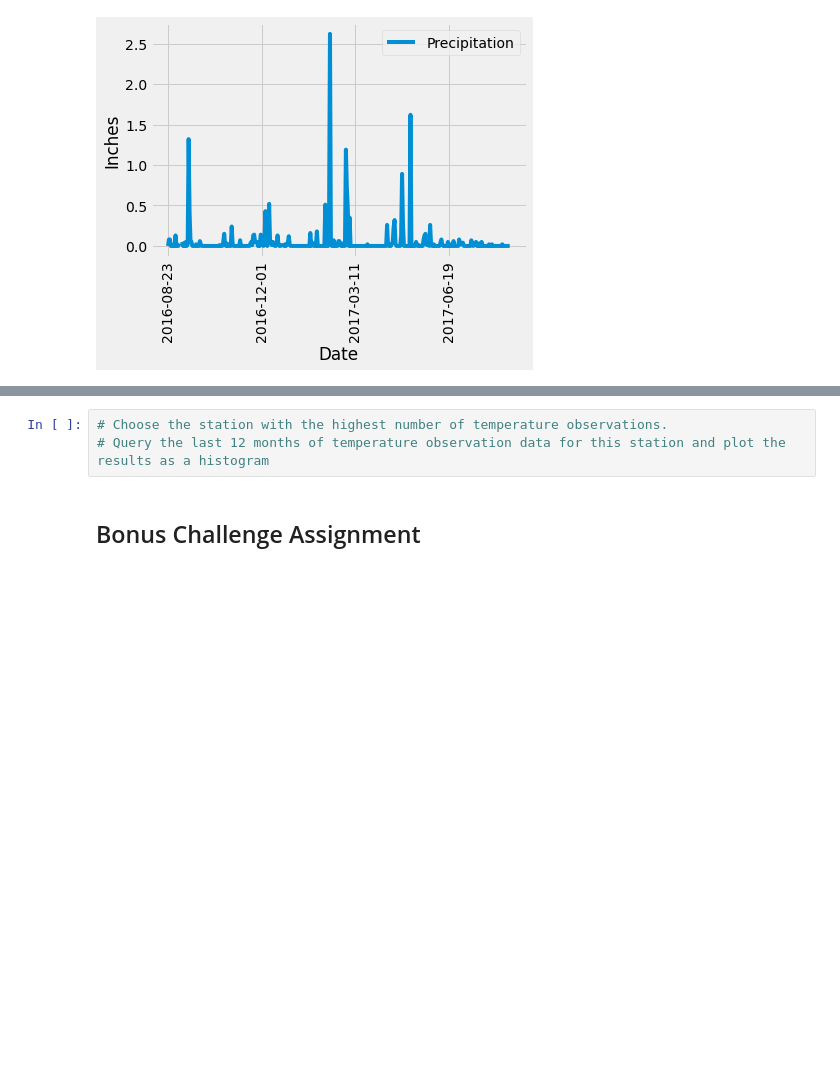
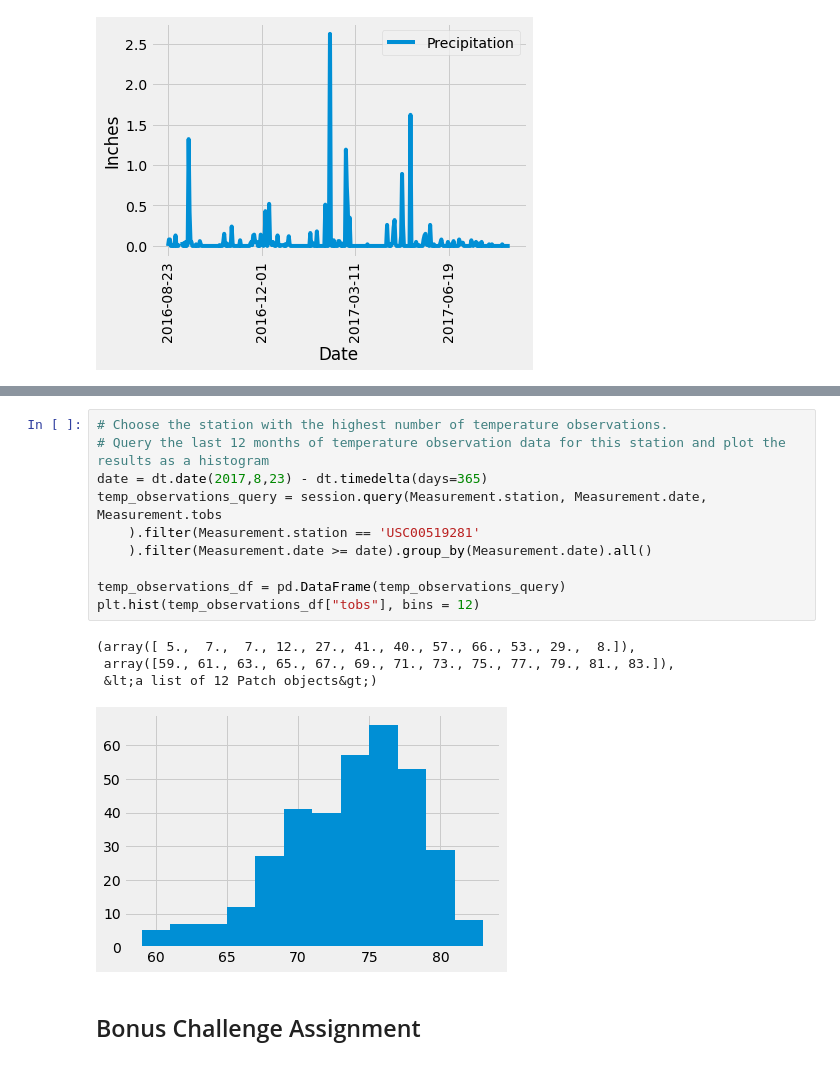
Before and after one commit to BNY-Lemon/sqlalchemy-challenge, a Jupyter notebook: climate_starter.ipynb, the cells around one changed output, grey strips where cells are left out. Cells and saved outputs as stored; diff of their text form; blank space fills up the shorter version.

```diff
--- a/climate_starter.ipynb
+++ b/climate_starter.ipynb
@@ -107,6 +157,18 @@ plt.show()
 # %%
 # Choose the station with the highest number of temperature observations.
 # Query the last 12 months of temperature observation data for this station and plot the results as a histogram
+date = dt.date(2017,8,23) - dt.timedelta(days=365)
+temp_observations_query = session.query(Measurement.station, Measurement.date, Measurement.tobs
+    ).filter(Measurement.station == 'USC00519281'
+    ).filter(Measurement.date >= date).group_by(Measurement.date).all()
+
+temp_observations_df = pd.DataFrame(temp_observations_query)
+plt.hist(temp_observations_df["tobs"], bins = 12)
+# %% [output]
+(array([ 5.,  7.,  7., 12., 27., 41., 40., 57., 66., 53., 29.,  8.]),
+ array([59., 61., 63., 65., 67., 69., 71., 73., 75., 77., 79., 81., 83.]),
+ &lt;a list of 12 Patch objects&gt;)
+[figure, added]
 # %% [markdown]
 ## Bonus Challenge Assignment
 # %%
```
Also changed, not shown: parts of 8 cells of this notebook.
